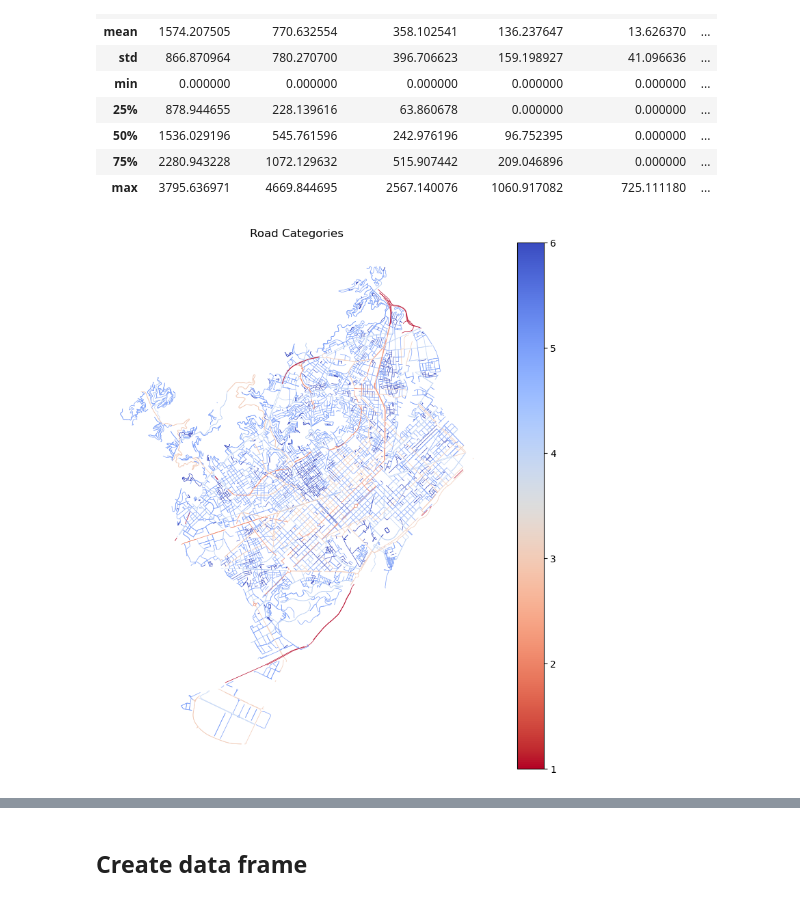
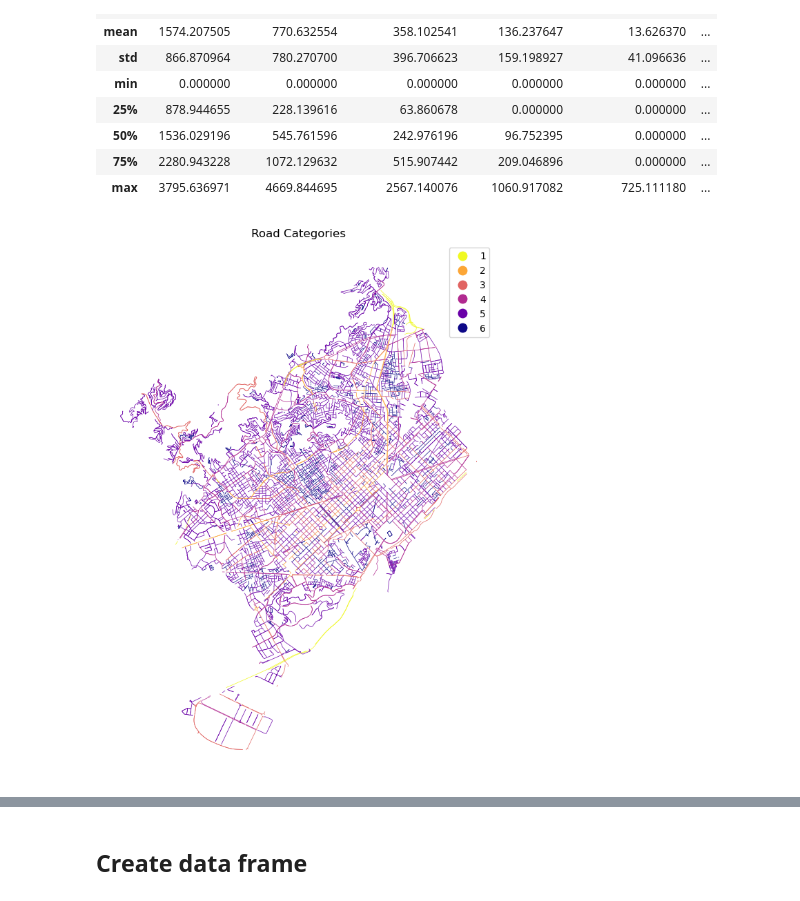
Before and after one commit to AndreaCutroni/ML-Noise-Prediction, a Jupyter notebook: notebooks/_elena/OSM_roads_noise_class.ipynb, the cells around one changed output, grey strips where cells are left out. Saved outputs shown, nothing was run; the diff lists cells and outputs as text; code cells hidden in the pictures.

```diff
--- a/notebooks/_elena/OSM_roads_noise_class.ipynb
+++ b/notebooks/_elena/OSM_roads_noise_class.ipynb
@@ -268,11 +269,11 @@ noise_roads[distance_cols].describe()
 | max | 3795.636971 | 4669.844695 | 2567.140076 | 1060.917082 | 725.111180 | ... |
 # %%
 # Plot Road Categories
-ax = noise_roads.plot(column='category_code', cmap='coolwarm_r', linewidth=0.5, legend=True, figsize=(10, 10))
+ax = noise_roads.plot(column='category_code', cmap='plasma_r', categorical=True,linewidth=0.5, legend=True, figsize=(10, 10))
 ax.set_title('Road Categories')
 ax.set_axis_off()
 # %% [output]
-[figure, old version]
+[figure, new version]
 # %%
 noise_roads.head()
 # %% [output]
```
Also changed, not shown: parts of 3 cells of this notebook, 22 other files.
